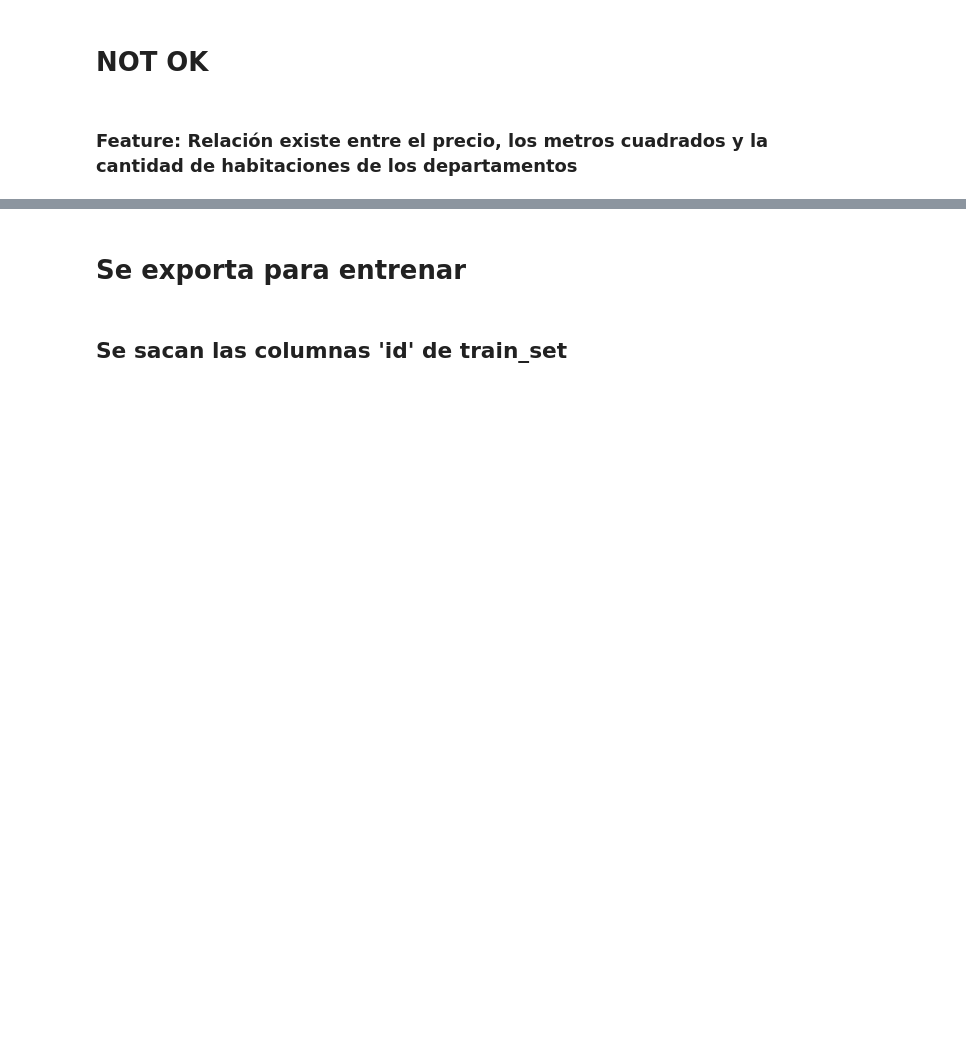
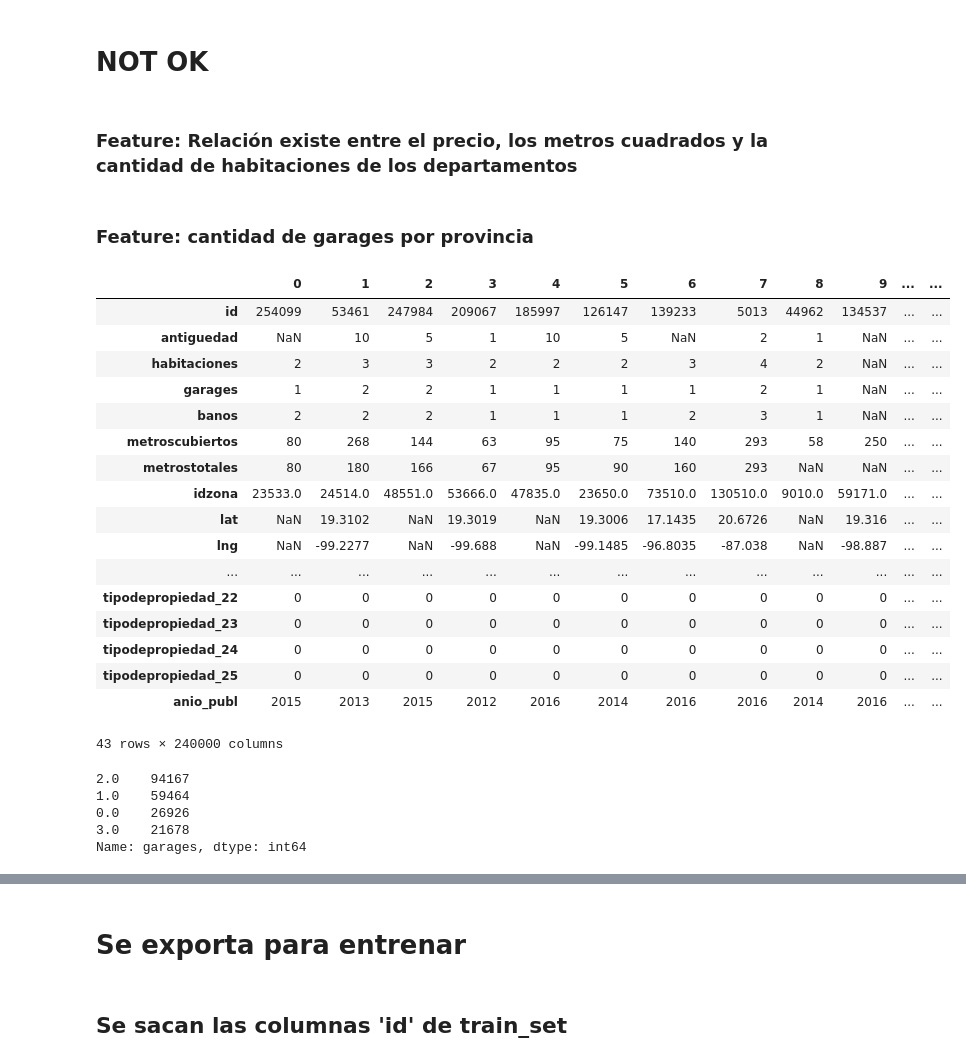
Before and after one commit to Alaneta/Datacones, a Jupyter notebook: tp2/1_Features_XG.ipynb, the cells around one changed output, grey strips where cells are left out. Cells and saved outputs as stored; diff of their text form; code cells hidden in the pictures; blank space fills up the shorter version.

```diff
--- a/tp2/1_Features_XG.ipynb
+++ b/tp2/1_Features_XG.ipynb
@@ -132,7 +134,9 @@ Index(['id', 'titulo', 'descripcion', 'tipodepropiedad', 'direccion', 'ciudad',
 # %%
-train_set = data.loc[:, ['id','antiguedad', 'habitaciones', 'garages', 'banos',
+cols_train = ['id','antiguedad', 'habitaciones', 'garages', 'banos',
        'metroscubiertos', 'metrostotales', 'idzona', 'lat', 'lng', 'gimnasio', 'usosmultiples', 'piscina', 'escuelascercanas',
-       'centroscomercialescercanos', 'precio']]
+       'centroscomercialescercanos', 'precio','provincia']
+# %%
+train_set = data.loc[:, cols_train]
 # %%
 train_set.head()
 # %% [output]
@@ -420,3 +426,34 @@ test_set['anio_publ'] = pd.to_datetime(test['fecha']).dt.year
 #test_set = test_set.dropna(0)
 #test_set.replace(0, np.nan, inplace=True)
 #test_set.head()
+# %% [markdown]
+### Feature: cantidad de garages por provincia
+# %%
+train_set.transpose()
+# %% [output]
+|  | 0 | 1 | 2 | 3 | 4 | 5 | 6 | 7 | 8 | 9 | ... | ... |
+| id | 254099 | 53461 | 247984 | 209067 | 185997 | 126147 | 139233 | 5013 | 44962 | 134537 | ... | ... |
+| antiguedad | NaN | 10 | 5 | 1 | 10 | 5 | NaN | 2 | 1 | NaN | ... | ... |
+| habitaciones | 2 | 3 | 3 | 2 | 2 | 2 | 3 | 4 | 2 | NaN | ... | ... |
+| garages | 1 | 2 | 2 | 1 | 1 | 1 | 1 | 2 | 1 | NaN | ... | ... |
+| banos | 2 | 2 | 2 | 1 | 1 | 1 | 2 | 3 | 1 | NaN | ... | ... |
+| metroscubiertos | 80 | 268 | 144 | 63 | 95 | 75 | 140 | 293 | 58 | 250 | ... | ... |
+| metrostotales | 80 | 180 | 166 | 67 | 95 | 90 | 160 | 293 | NaN | NaN | ... | ... |
+| idzona | 23533.0 | 24514.0 | 48551.0 | 53666.0 | 47835.0 | 23650.0 | 73510.0 | 130510.0 | 9010.0 | 59171.0 | ... | ... |
+| lat | NaN | 19.3102 | NaN | 19.3019 | NaN | 19.3006 | 17.1435 | 20.6726 | NaN | 19.316 | ... | ... |
+| lng | NaN | -99.2277 | NaN | -99.688 | NaN | -99.1485 | -96.8035 | -87.038 | NaN | -98.887 | ... | ... |
+| ... | ... | ... | ... | ... | ... | ... | ... | ... | ... | ... | ... | ... |
+| tipodepropiedad_22 | 0 | 0 | 0 | 0 | 0 | 0 | 0 | 0 | 0 | 0 | ... | ... |
+| tipodepropiedad_23 | 0 | 0 | 0 | 0 | 0 | 0 | 0 | 0 | 0 | 0 | ... | ... |
+| tipodepropiedad_24 | 0 | 0 | 0 | 0 | 0 | 0 | 0 | 0 | 0 | 0 | ... | ... |
+| tipodepropiedad_25 | 0 | 0 | 0 | 0 | 0 | 0 | 0 | 0 | 0 | 0 | ... | ... |
+| anio_publ | 2015 | 2013 | 2015 | 2012 | 2016 | 2014 | 2016 | 2016 | 2014 | 2016 | ... | ... |
+43 rows × 240000 columns
+# %%
+data['garages'].value_counts()
+# %% [output]
+2.0    94167
+1.0    59464
+0.0    26926
+3.0    21678
+Name: garages, dtype: int64
```
Also changed, not shown: parts of 16 cells of this notebook.
